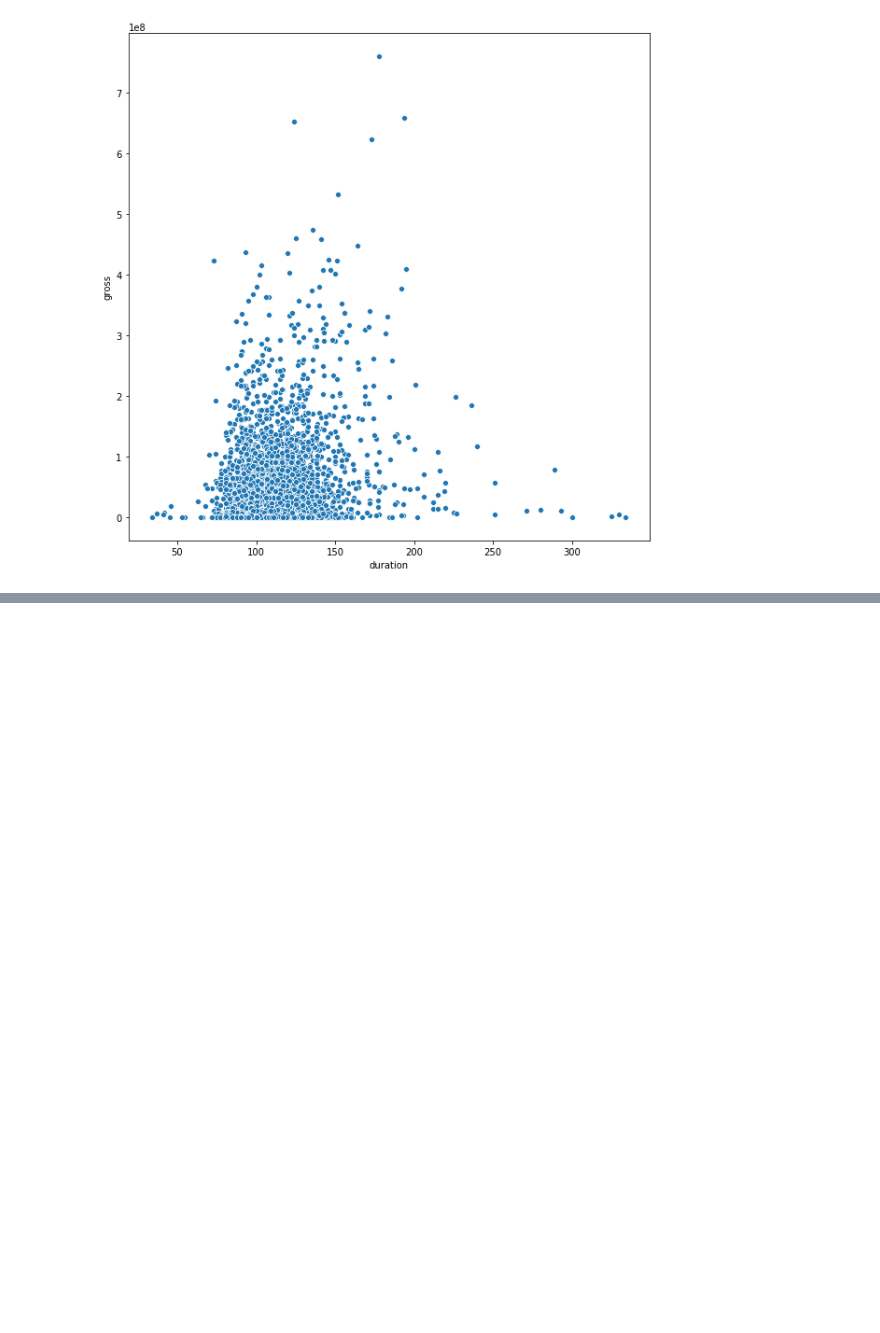
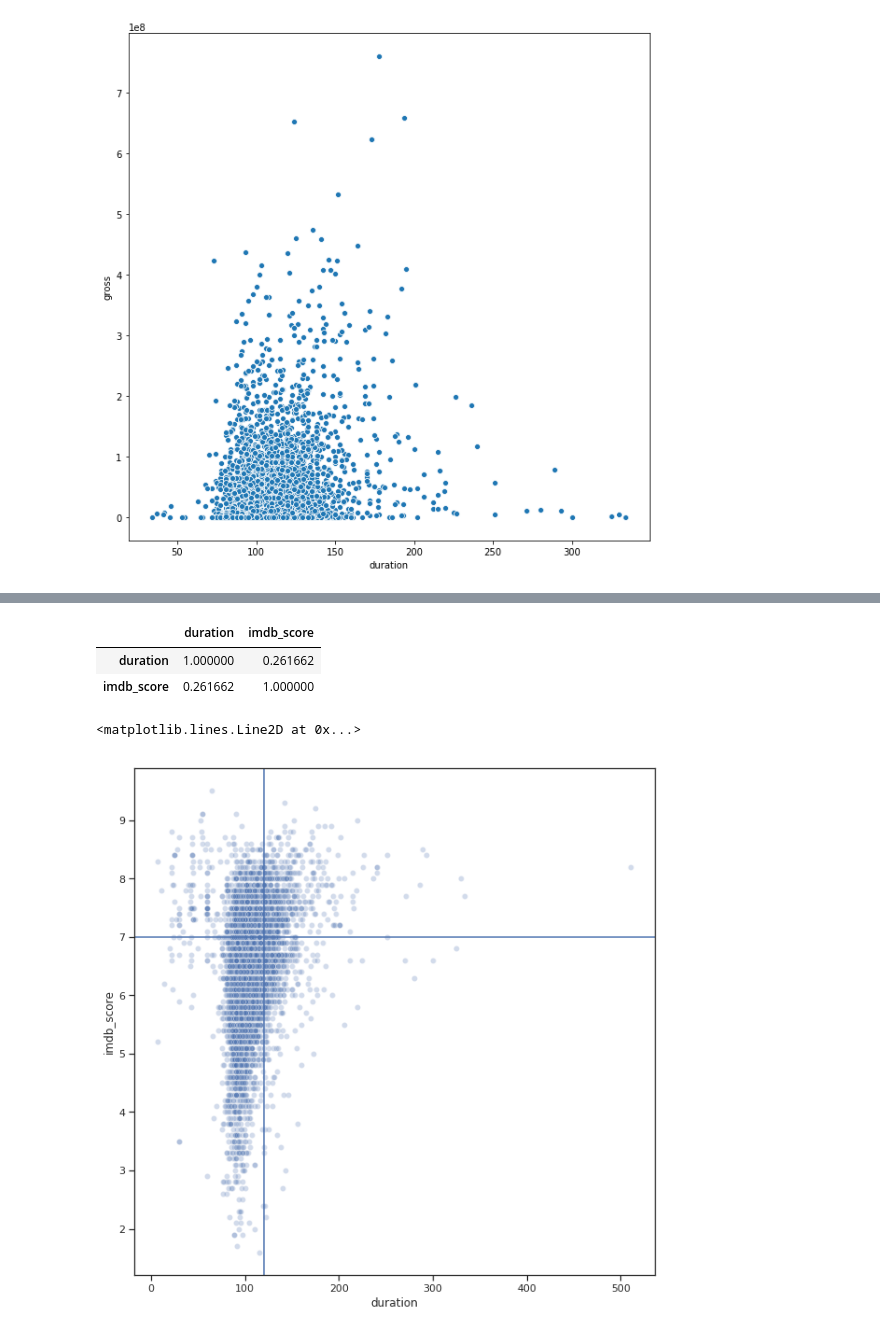
Before and after one commit to EvaSalomon/acamica, a Jupyter notebook: Clase7/Clase7.ipynb, the cells around one changed output, grey strips where cells are left out. Drawn from its saved outputs; the diff is of its cells as text; code cells hidden in the pictures; blank space fills up the shorter version.

```diff
--- a/Clase7/Clase7.ipynb
+++ b/Clase7/Clase7.ipynb
@@ -224,0 +231,14 @@ sns.pairplot(data.drop('Id', axis=1), diag_kind='kde', hue="Species", palette="h
+# %%
+df.loc[:,['duration','imdb_score']].corr()
+# %% [output]
+|  | duration | imdb_score |
+| duration | 1.000000 | 0.261662 |
+| imdb_score | 0.261662 | 1.000000 |
+# %%
+fig, ax = plt.subplots(figsize=(10, 10))
+sns.scatterplot(x=df.duration, y=df.imdb_score, ax=ax, alpha=0.25);
+plt.axvline(x=120)
+plt.axhline(y=7)
+# %% [output]
+<matplotlib.lines.Line2D at 0x...>
+[figure, added]
```
Also changed, not shown: parts of 13 cells of this notebook, 1 other file.
